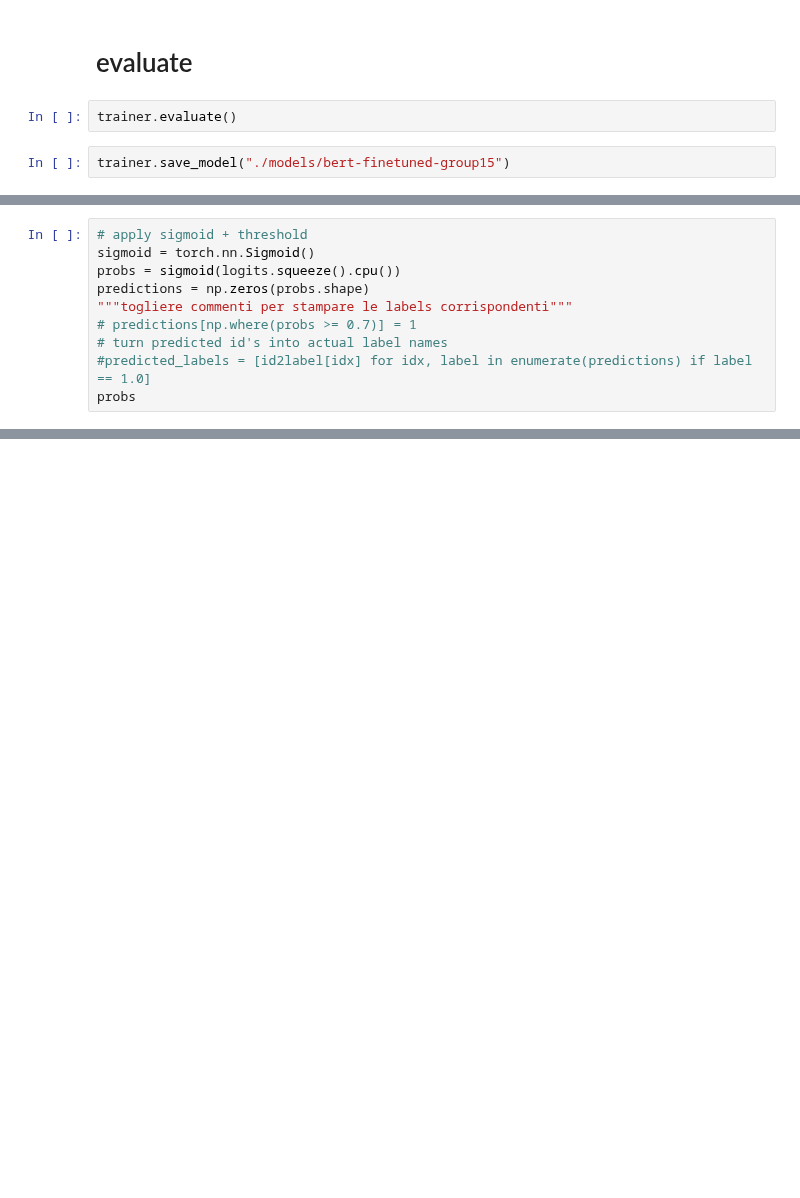
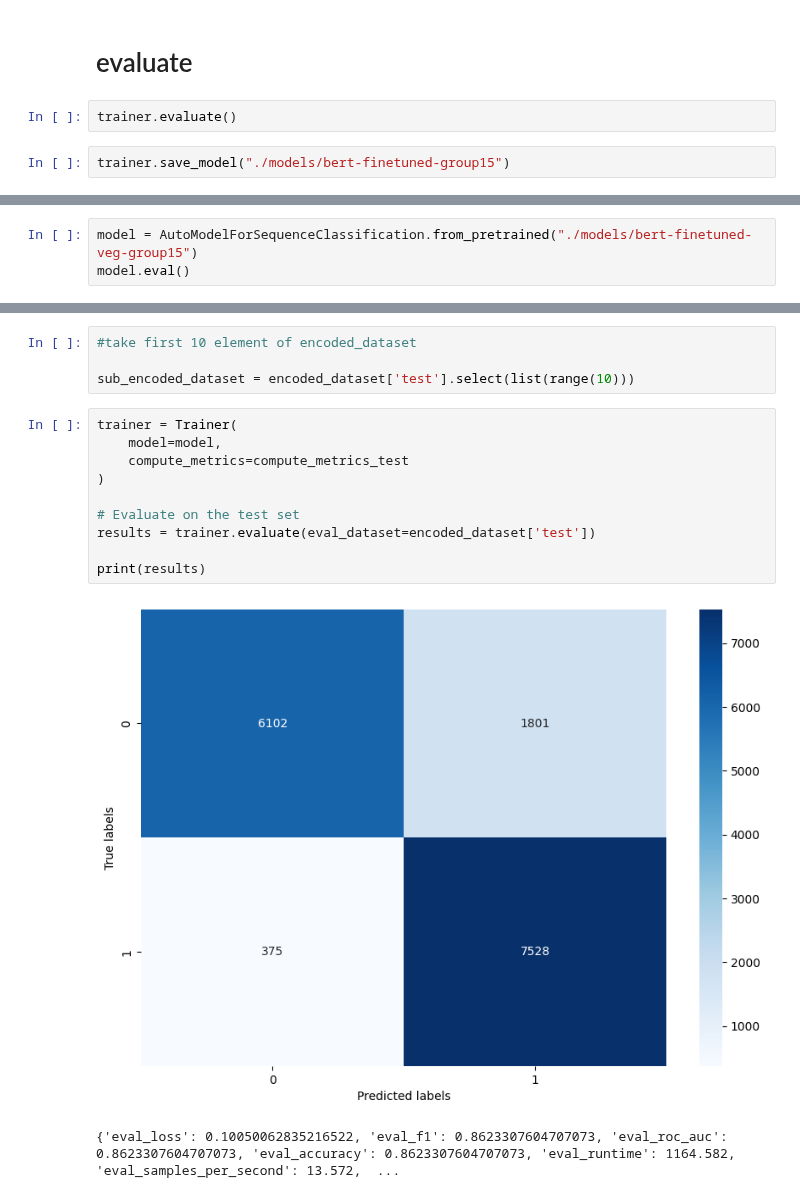
Before and after one commit to lavo2/HLT-Project, a Jupyter notebook: finetuning_Veg.ipynb, the cells around one changed output, grey strips where cells are left out. Cells and saved outputs as stored; diff of their text form; blank space fills up the shorter version.

Commit message:
added test on finetuning_veg

```diff
--- a/finetuning_Veg.ipynb
+++ b/finetuning_Veg.ipynb
@@ -453,10 +444,0 @@ logits = outputs.logits
-# %%
-# apply sigmoid + threshold
-sigmoid = torch.nn.Sigmoid()
-probs = sigmoid(logits.squeeze().cpu())
-predictions = np.zeros(probs.shape)
-"""togliere commenti per stampare le labels corrispondenti"""
-# predictions[np.where(probs >= 0.7)] = 1
-# turn predicted id's into actual label names
-#predicted_labels = [id2label[idx] for idx, label in enumerate(predictions) if label == 1.0]
-probs
@@ -462,0 +448,3 @@ probs
+# %%
+model = AutoModelForSequenceClassification.from_pretrained("./models/bert-finetuned-veg-group15")
+model.eval()
@@ -462,0 +521,17 @@ probs
+# %%
+#take first 10 element of encoded_dataset
+
+sub_encoded_dataset = encoded_dataset['test'].select(list(range(10)))
+# %%
+trainer = Trainer(
+    model=model,
+    compute_metrics=compute_metrics_test
+)
+
+# Evaluate on the test set
+results = trainer.evaluate(eval_dataset=encoded_dataset['test'])
+
+print(results)
+# %% [output]
+[figure, added]
+{'eval_loss': 0.10050062835216522, 'eval_f1': 0.8623307604707073, 'eval_roc_auc': 0.8623307604707073, 'eval_accuracy': 0.8623307604707073, 'eval_runtime': 1164.582, 'eval_samples_per_second': 13.572,  ...
```
Also changed, not shown: parts of 7 cells of this notebook.
